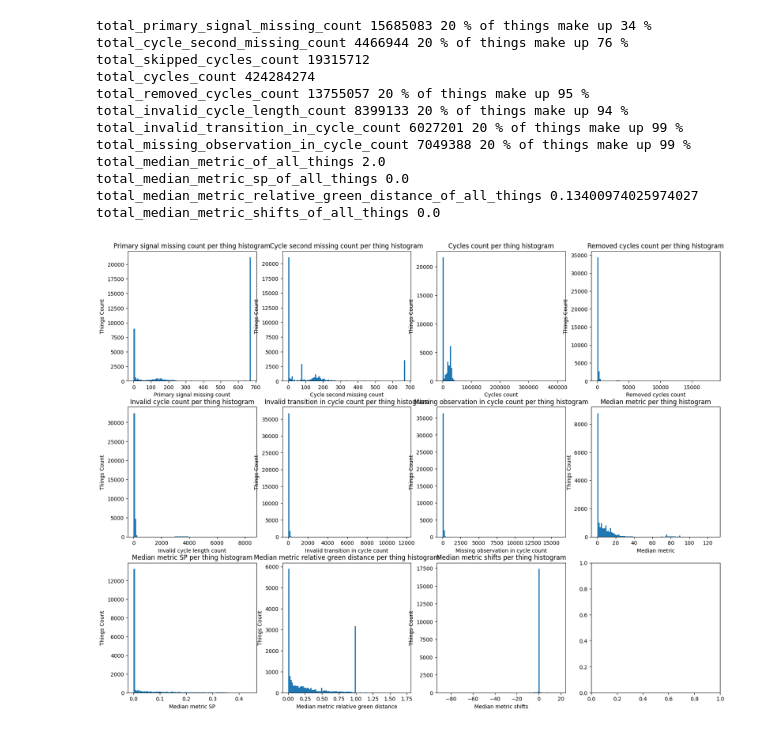
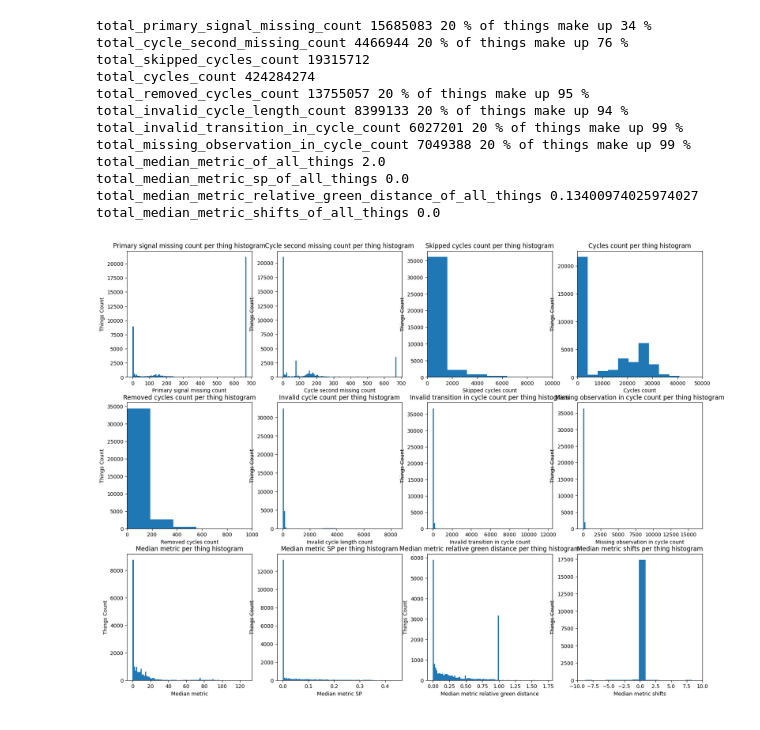
Before and after one commit to priobike/priobike-predictability-study, a Jupyter notebook: studies/db/go_rewrite/notebooks/studies_charts_meta.ipynb, the cells around one changed output. Cells and saved outputs as stored; diff of their text form; code cells hidden in the pictures.

Commit message:
Update charts and add test go script for used go routines

```diff
--- a/studies/db/go_rewrite/notebooks/studies_charts_meta.ipynb
+++ b/studies/db/go_rewrite/notebooks/studies_charts_meta.ipynb
@@ -27,6 +27,7 @@ total_missing_observation_in_cycle_count = 0
 cycles_counts_per_thing = []
 primary_signal_missing_counts_per_thing = []
 cycle_second_missing_counts_per_thing = []
+skipped_cycles_count_per_thing = []
 removed_cycles_counts_per_thing = []
 invalid_cycle_length_count_per_thing = []
 invalid_transition_in_cycle_count_per_thing = []
@@ -50,6 +51,7 @@ for thing_name, thing in processed_things.items():
 
     primary_signal_missing_counts_per_thing.append(thing['PrimarySignalMissingCount'])
     cycle_second_missing_counts_per_thing.append(thing['CycleSecondMissingCount'])
+    skipped_cycles_count_per_thing.append(thing['TotalSkippedCycles'])
     cycles_counts_per_thing.append(thing['TotalCyclesCount'])
     removed_cycles_counts_per_thing.append(thing['TotalRemovedCycleCount'])
     invalid_cycle_length_count_per_thing.append(thing['TotalInvalidCycleLengthCount'])
@@ -81,6 +83,7 @@ for thing_name, thing in processed_things.items():
 
 primary_signal_missing_counts_per_thing.sort(reverse=True)
 cycle_second_missing_counts_per_thing.sort(reverse=True)
+skipped_cycles_count_per_thing.sort(reverse=True)
 removed_cycles_counts_per_thing.sort(reverse=True)
 invalid_cycle_length_count_per_thing.sort(reverse=True)
 invalid_transition_in_cycle_count_per_thing.sort(reverse=True)
@@ -122,96 +125,116 @@ histogram_data_to_plot = [
         "title": "Primary signal missing count per thing histogram",
         "xlabel": "Primary signal missing count",
         "ylabel": "Things Count",
+        "xlim": None,
     },
     {
         "data": cycle_second_missing_counts_per_thing,
         "title": "Cycle second missing count per thing histogram",
         "xlabel": "Cycle second missing count",
         "ylabel": "Things Count",
+        "xlim": None,
+    },
+    {
+        "data": skipped_cycles_count_per_thing,
+        "title": "Skipped cycles count per thing histogram",
+        "xlabel": "Skipped cycles count",
+        "ylabel": "Things Count",
+        "xlim": [0, 10000],
     },
     {
         "data": cycles_counts_per_thing,
         "title": "Cycles count per thing histogram",
         "xlabel": "Cycles count",
         "ylabel": "Things Count",
+        "xlim": [0, 50000],
     },
     {
         "data": removed_cycles_counts_per_thing,
         "title": "Removed cycles count per thing histogram",
         "xlabel": "Removed cycles count",
         "ylabel": "Things Count",
+        "xlim": [0, 1000],
     },
     {
         "data": invalid_cycle_length_count_per_thing,
         "title": "Invalid cycle count per thing histogram",
         "xlabel": "Invalid cycle length count",
         "ylabel": "Things Count",
+        "xlim": None,
     },
     {
         "data": invalid_transition_in_cycle_count_per_thing,
         "title": "Invalid transition in cycle count per thing histogram",
         "xlabel": "Invalid transition in cycle count",
         "ylabel": "Things Count",
+        "xlim": None,
     },
     {
         "data": missing_observation_in_cycle_count_per_thing,
         "title": "Missing observation in cycle count per thing histogram",
         "xlabel": "Missing observation in cycle count",
         "ylabel": "Things Count",
+        "xlim": None,
     },
     {
         "data": median_metrics_per_thing,
         "title": "Median metric per thing histogram",
         "xlabel": "Median metric",
         "ylabel": "Things Count",
+        "xlim": None,
     },
    {
         "data": median_metrics_sp_per_thing,
         "title": "Median metric SP per thing histogram",
         "xlabel": "Median metric SP",
         "ylabel": "Things Count",
+        "xlim": None,
     },
     {
         "data": median_metrics_relative_green_distance_per_thing,
         "title": "Median metric relative green distance per thing histogram",
         "xlabel": "Median metric relative green distance",
         "ylabel": "Things Count",
+        "xlim": None,
     },
     {
         "data": median_metrics_shifts_per_thing,
         "title": "Median metric shifts per thing histogram",
         "xlabel": "Median metric shifts",
         "ylabel": "Things Count",
+        "xlim": [-10,10],
     }
 ]
 
 number_of_charts = len(histogram_data_to_plot)
 rows = int(number_of_charts / 4) + (1 if number_of_charts % 4 > 0 else 0)
 
 fig, ax = plt.subplots(rows, 4, figsize=(20, 15))
 
 for j in range(ax.shape[0]):
     for i in range(ax.shape[1]):
         index = i + j * ax.shape[1]
         if index >= number_of_charts:
             continue
 
         single_ax = ax[j][i]
         single_ax.hist(histogram_data_to_plot[index]["data"], bins=100)
         single_ax.set_xlabel(histogram_data_to_plot[index]["xlabel"])
         single_ax.set_ylabel(histogram_data_to_plot[index]["ylabel"])
         single_ax.set_title(histogram_data_to_plot[index]["title"])
+        if histogram_data_to_plot[index]["xlim"] is not None:
+            single_ax.set_xlim(histogram_data_to_plot[index]["xlim"])
 # %% [output]
 total_primary_signal_missing_count 15685083 20 % of things make up 34 %
 total_cycle_second_missing_count 4466944 20 % of things make up 76 %
 total_skipped_cycles_count 19315712
 total_cycles_count 424284274
 total_removed_cycles_count 13755057 20 % of things make up 95 %
 total_invalid_cycle_length_count 8399133 20 % of things make up 94 %
 total_invalid_transition_in_cycle_count 6027201 20 % of things make up 99 %
 total_missing_observation_in_cycle_count 7049388 20 % of things make up 99 %
 total_median_metric_of_all_things 2.0
 total_median_metric_sp_of_all_things 0.0
 total_median_metric_relative_green_distance_of_all_things 0.13400974025974027
 total_median_metric_shifts_of_all_things 0.0
-[figure, old version]
+[figure, new version]
```
Also changed, not shown: 2 other files.
